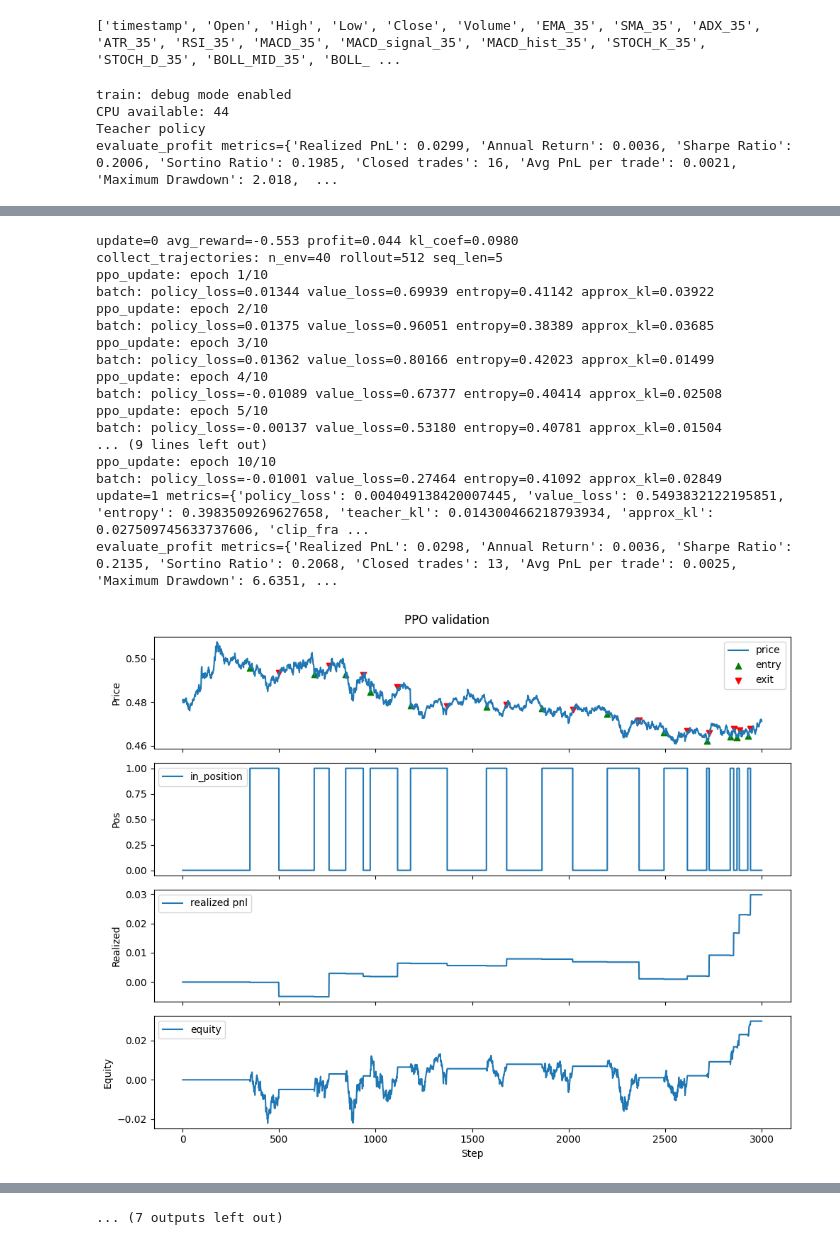
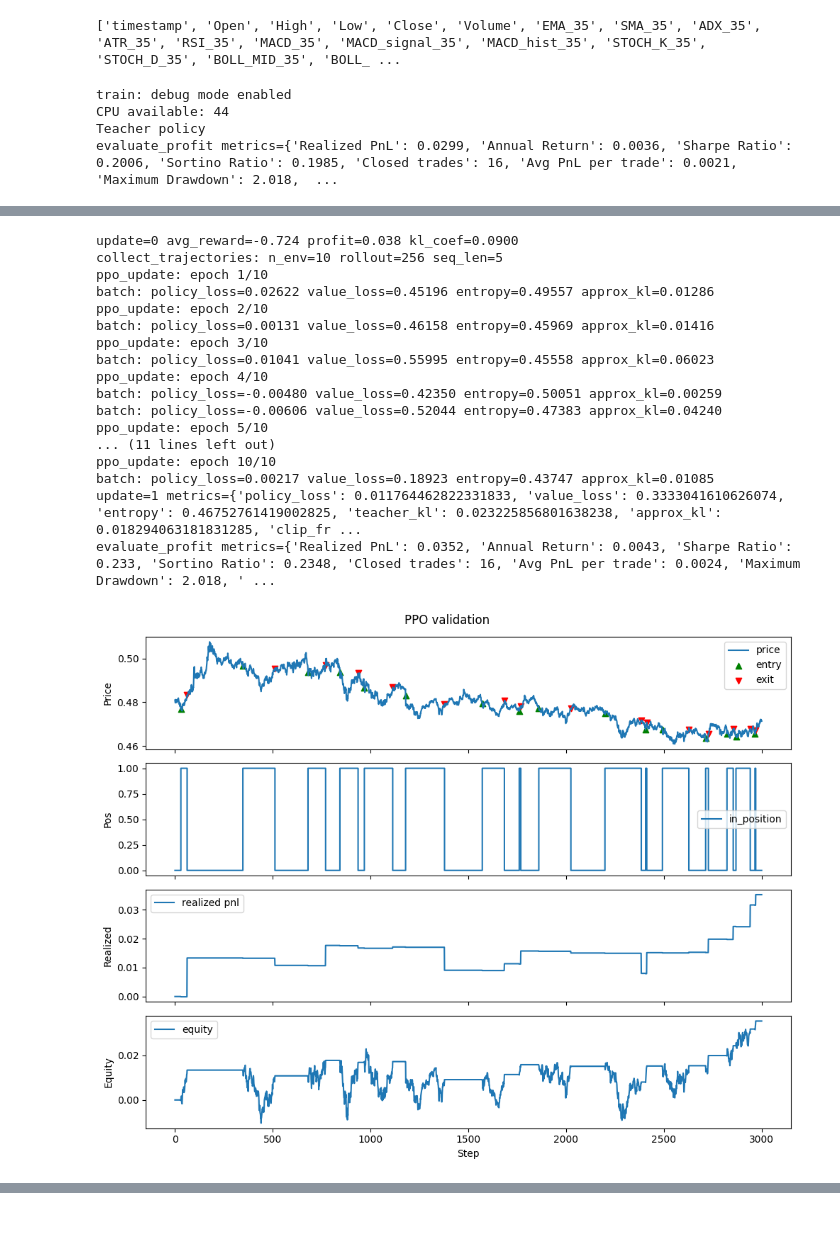
Before and after one commit to SIA86/pretrained_rl_ppo_model, a Jupyter notebook: RL_training.ipynb, the cells around one changed output, grey strips where cells are left out. Cells and saved outputs as stored; diff of their text form; code cells hidden in the pictures.

```diff
--- a/RL_training.ipynb
+++ b/RL_training.ipynb
@@ -98,6 +116,7 @@ print(df.columns.to_list())
 SPLITS = (0.8, 0.10, 0.10)
 SEQ_LEN = 5
 BEST_PATH = "/content/drive/MyDrive/stocks/pretrained_rl_ppo/sl_weights/exp1/best_lstm.weights.h5"
+BEST_CRITIC_PATH = ""
 BEST_BACKBONE_PATH = "/content/drive/MyDrive/stocks/pretrained_rl_ppo/sl_weights/exp1/best_backbone.weights.h5"
 
 
@@ -126,9 +145,9 @@ PPO_NUM_ACTIONS = 4
 PPO_UNITS_PER_LAYER = [64]
 PPO_DROPOUT = 0.5
 # PPO params
-PPO_UPDATES = 10
-PPO_N_ENV = 40
-PPO_ROLLOUT = 512
+PPO_UPDATES = 2
+PPO_N_ENV = 10
+PPO_ROLLOUT = 256
 PPO_ACTOR_LR = 3e-4
 PPO_CRITIC_LR = 1e-3
 PPO_CLIP_RATIO = 0.2
@@ -137,7 +156,7 @@ PPO_C2 = 0.01
 PPO_EPOCHS = 10
 PPO_BATCH_SIZE = 64
 PPO_TEACHER_KL = 0.1
-PPO_KL_DECAY = 0.98
+PPO_KL_DECAY = 0.9
 PPO_TARGET_KL = 0.01
 PPO_MAX_GRAD_NORM = 0.5
 PPO_VAL_INTERVAL = 1
@@ -173,30 +192,17 @@ VAL_CFG = EnvConfig(
     hold_penalty=0.0,
 )
 
-TEST_CFG = EnvConfig(
-    mode=1,
-    fee=FEE,
-    spread=SLIPPAGE,
-    leverage=1.0,
-    max_steps=1e9,
-    reward_scale=1.0,
-    use_log_reward=False,
-    time_penalty=0.0,
-    hold_penalty=0.0,
-)
-
-
 actor, critic, train_log, val_log = train(
     ppo_train_df,
     ppo_val_df,
     ppo_test_df,
     TRAIN_CFG,
     VAL_CFG,
-    TEST_CFG,
     PPO_FEATURES_DIM,
     FEATURES,
     seq_len = PPO_SEQ_LEN,
     teacher_weights = BEST_PATH,
+    critic_weights = BEST_CRITIC_PATH,
     backbone_weights = BEST_BACKBONE_PATH,
     save_path = PPO_SAVE_PATH,
     num_actions = PPO_NUM_ACTIONS,
@@ -246,18 +252,18 @@ evaluate_profit metrics={'Realized PnL': 0.0438, 'Annual Return': 0.0053, 'Sharp
-update=0 avg_reward=-0.553 profit=0.044 kl_coef=0.0980
-collect_trajectories: n_env=40 rollout=512 seq_len=5
+update=0 avg_reward=-0.724 profit=0.038 kl_coef=0.0900
+collect_trajectories: n_env=10 rollout=256 seq_len=5
 ppo_update: epoch 1/10
-batch: policy_loss=0.01344 value_loss=0.69939 entropy=0.41142 approx_kl=0.03922
+batch: policy_loss=0.02622 value_loss=0.45196 entropy=0.49557 approx_kl=0.01286
 ppo_update: epoch 2/10
-batch: policy_loss=0.01375 value_loss=0.96051 entropy=0.38389 approx_kl=0.03685
+batch: policy_loss=0.00131 value_loss=0.46158 entropy=0.45969 approx_kl=0.01416
 ppo_update: epoch 3/10
-batch: policy_loss=0.01362 value_loss=0.80166 entropy=0.42023 approx_kl=0.01499
+batch: policy_loss=0.01041 value_loss=0.55995 entropy=0.45558 approx_kl=0.06023
 ppo_update: epoch 4/10
-batch: policy_loss=-0.01089 value_loss=0.67377 entropy=0.40414 approx_kl=0.02508
+batch: policy_loss=-0.00480 value_loss=0.42350 entropy=0.50051 approx_kl=0.00259
+batch: policy_loss=-0.00606 value_loss=0.52044 entropy=0.47383 approx_kl=0.04240
 ppo_update: epoch 5/10
-batch: policy_loss=-0.00137 value_loss=0.53180 entropy=0.40781 approx_kl=0.01504
-... (9 lines left out)
+... (11 lines left out)
 ppo_update: epoch 10/10
-batch: policy_loss=-0.01001 value_loss=0.27464 entropy=0.41092 approx_kl=0.02849
-update=1 metrics={'policy_loss': 0.004049138420007445, 'value_loss': 0.5493832122195851, 'entropy': 0.3983509269627658, 'teacher_kl': 0.014300466218793934, 'approx_kl': 0.027509745633737606, 'clip_fra ...
-evaluate_profit metrics={'Realized PnL': 0.0298, 'Annual Return': 0.0036, 'Sharpe Ratio': 0.2135, 'Sortino Ratio': 0.2068, 'Closed trades': 13, 'Avg PnL per trade': 0.0025, 'Maximum Drawdown': 6.6351, ...
+batch: policy_loss=0.00217 value_loss=0.18923 entropy=0.43747 approx_kl=0.01085
+update=1 metrics={'policy_loss': 0.011764462822331833, 'value_loss': 0.3333041610626074, 'entropy': 0.46752761419002825, 'teacher_kl': 0.023225856801638238, 'approx_kl': 0.018294063181831285, 'clip_fr ...
+evaluate_profit metrics={'Realized PnL': 0.0352, 'Annual Return': 0.0043, 'Sharpe Ratio': 0.233, 'Sortino Ratio': 0.2348, 'Closed trades': 16, 'Avg PnL per trade': 0.0024, 'Maximum Drawdown': 2.018, ' ...
-[figure, old version]
+[figure, new version]
@@ -318 +270,0 @@ evaluate_profit metrics={'Realized PnL': 0.0357, 'Annual Return': 0.0043, 'Sharp
-... (7 outputs left out)
```
Also changed, not shown: parts of 4 cells of this notebook, 5 other files.
